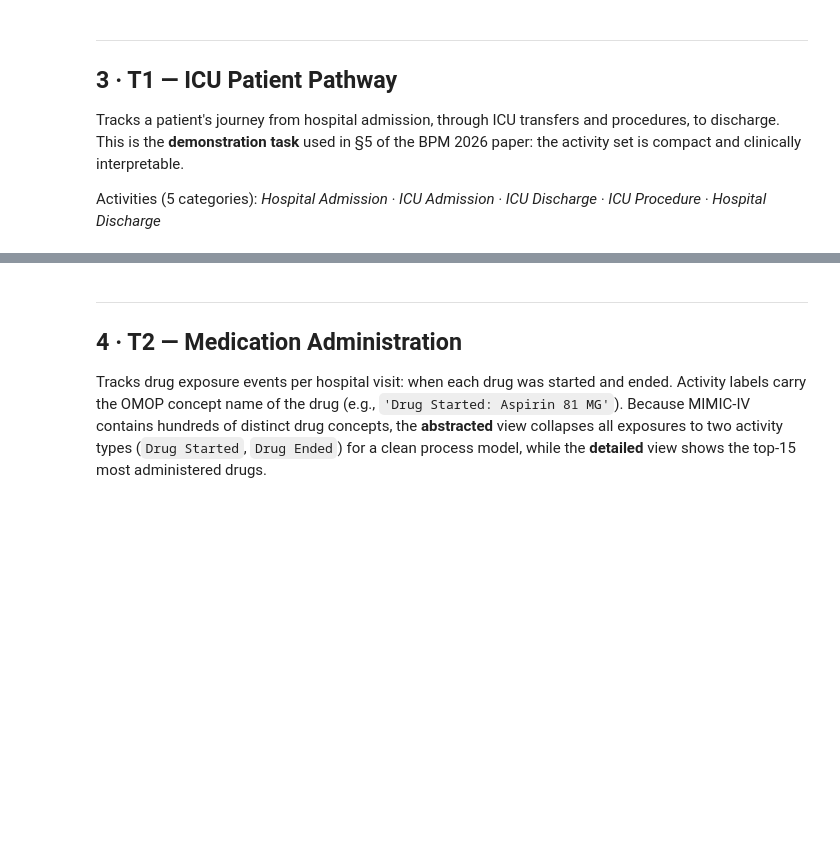
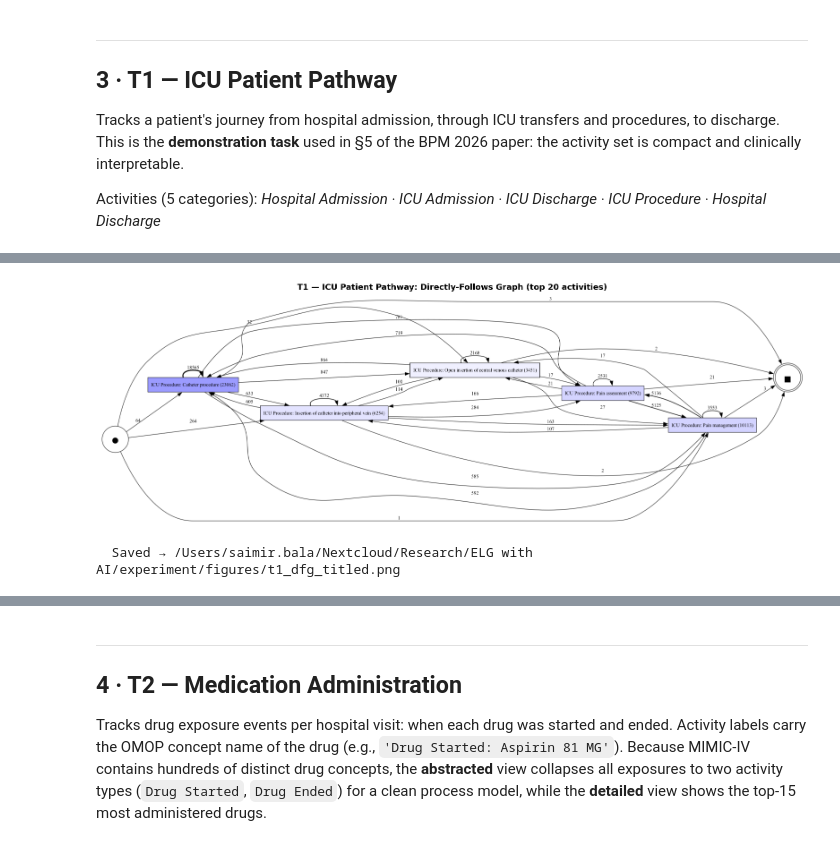
Before and after one commit to s41m1r/elg-with-ai-experiment, a Jupyter notebook: mine_process_models.ipynb, the cells around one changed output, grey strips where cells are left out. Saved outputs shown, nothing was run; the diff lists cells and outputs as text; code cells hidden in the pictures; blank space fills up the shorter version.

```diff
--- a/mine_process_models.ipynb
+++ b/mine_process_models.ipynb
@@ -318,14 +339,17 @@ _ = show_activity_freq(el_t1, n=20,
 # %%
 # ── T1: Directly-Follows Graph (top 20 activities) ─────────────────────────
 # ICU Procedures carry concept names; show top-20 to keep the graph readable.
 # For the paper figure, we use max_activities=8 to show only the 5 core
 # activity categories + most frequent ICU procedures.
 plot_dfg(
     el_t1,
     title='T1 — ICU Patient Pathway: Directly-Follows Graph (top 20 activities)',
     fname='t1_dfg.png',
-    max_activities=20,
+    max_activities=5,
 )
+# %% [output]
+[figure, added]
+  Saved → /Users/saimir.bala/Nextcloud/Research/ELG with AI/experiment/figures/t1_dfg_titled.png
 # %%
 # ── T1: Abstracted DFG (5 core activity categories) — paper-ready figure ──
 # Collapse 'ICU Admission: Intensive Care' → 'ICU Admission',
```
Also changed, not shown: parts of 10 cells of this notebook.
